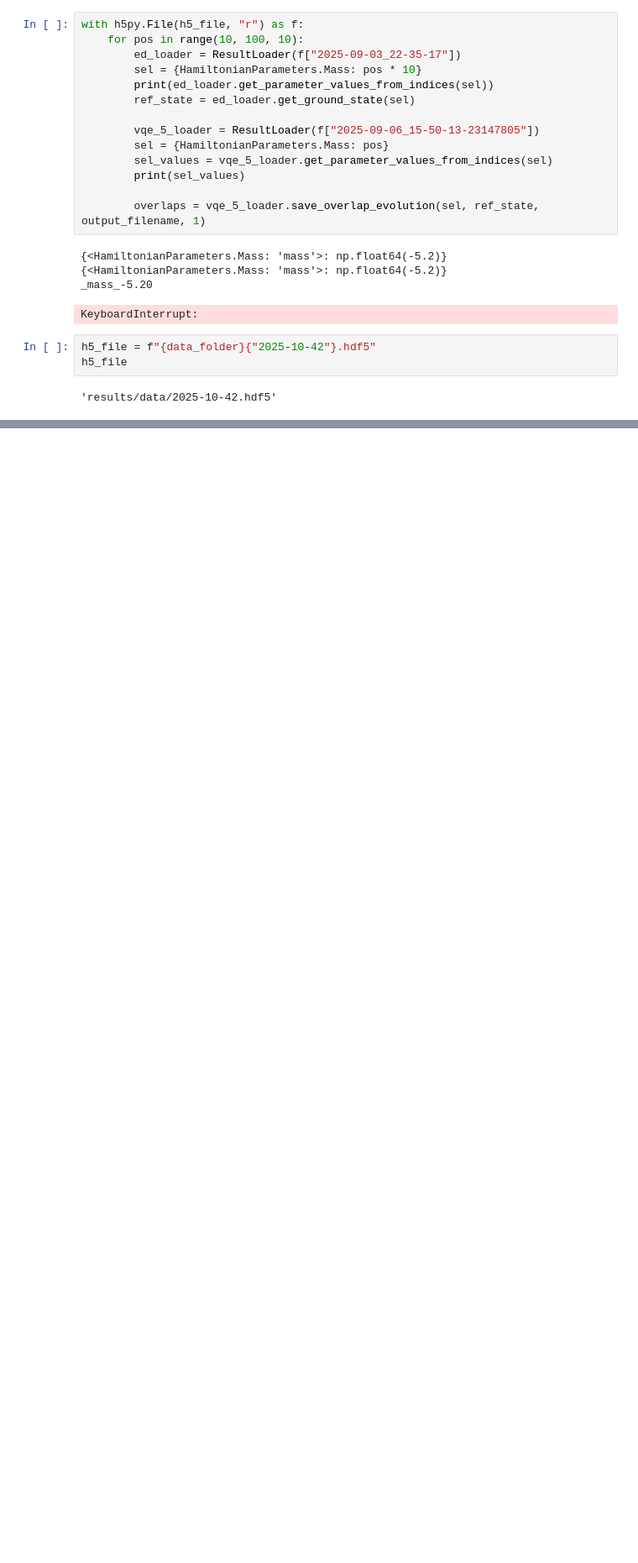
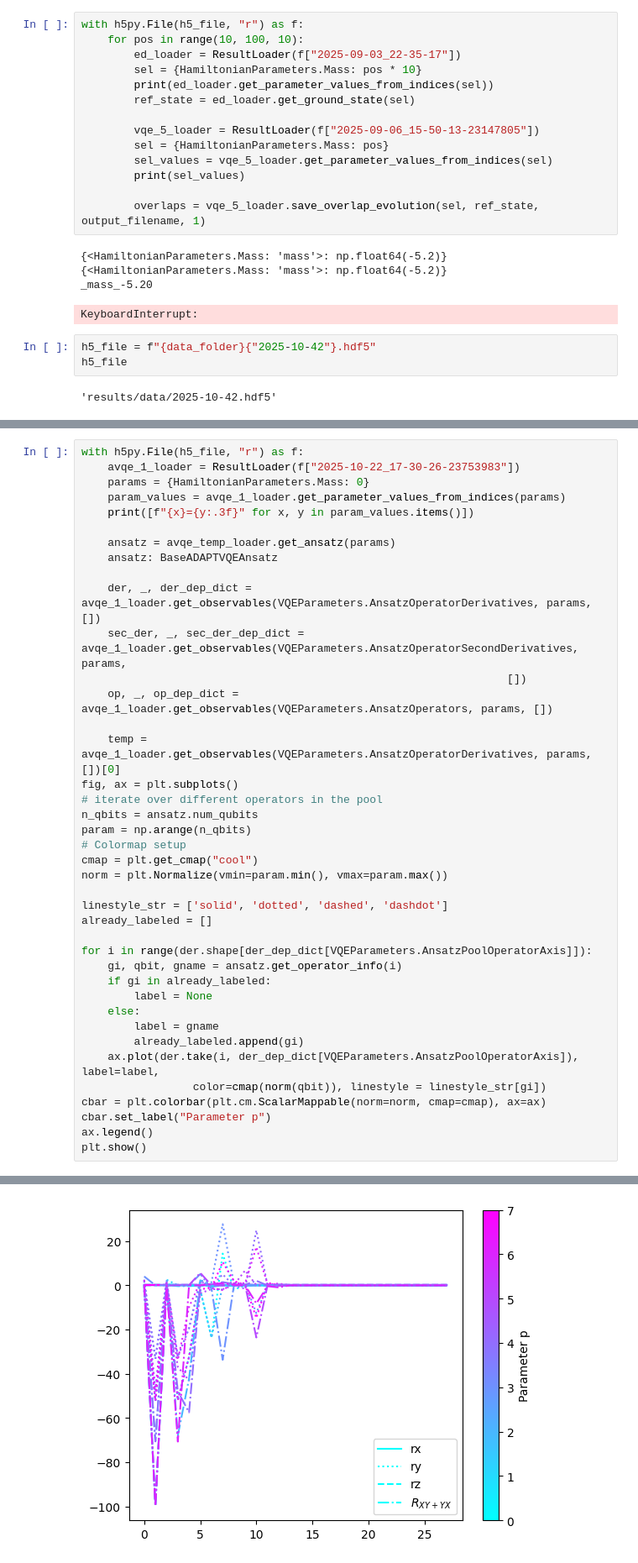
Before and after one commit to NicoDic98/QC-MasterThesis, a Jupyter notebook: plots.ipynb, the cells around one changed output, grey strips where cells are left out. Shown: that part at 84% size. Saved outputs shown, nothing was run; the diff lists cells and outputs as text; blank space fills up the shorter version.

```diff
--- a/plots.ipynb
+++ b/plots.ipynb
@@ -252,0 +244,41 @@ circuit.draw("mpl")
+# %%
+with h5py.File(h5_file, "r") as f:
+    avqe_1_loader = ResultLoader(f["2025-10-22_17-30-26-23753983"])
+    params = {HamiltonianParameters.Mass: 0}
+    param_values = avqe_1_loader.get_parameter_values_from_indices(params)
+    print([f"{x}={y:.3f}" for x, y in param_values.items()])
+
+    ansatz = avqe_temp_loader.get_ansatz(params)
+    ansatz: BaseADAPTVQEAnsatz
+
+    der, _, der_dep_dict = avqe_1_loader.get_observables(VQEParameters.AnsatzOperatorDerivatives, params, [])
+    sec_der, _, sec_der_dep_dict = avqe_1_loader.get_observables(VQEParameters.AnsatzOperatorSecondDerivatives, params,
+                                                                 [])
+    op, _, op_dep_dict = avqe_1_loader.get_observables(VQEParameters.AnsatzOperators, params, [])
+
+    temp = avqe_1_loader.get_observables(VQEParameters.AnsatzOperatorDerivatives, params, [])[0]
+fig, ax = plt.subplots()
+# iterate over different operators in the pool
+n_qbits = ansatz.num_qubits
+param = np.arange(n_qbits)
+# Colormap setup
+cmap = plt.get_cmap("cool")
+norm = plt.Normalize(vmin=param.min(), vmax=param.max())
+
+linestyle_str = ['solid', 'dotted', 'dashed', 'dashdot']
+already_labeled = []
+
+for i in range(der.shape[der_dep_dict[VQEParameters.AnsatzPoolOperatorAxis]]):
+    gi, qbit, gname = ansatz.get_operator_info(i)
+    if gi in already_labeled:
+        label = None
+    else:
+        label = gname
+        already_labeled.append(gi)
+    ax.plot(der.take(i, der_dep_dict[VQEParameters.AnsatzPoolOperatorAxis]), label=label,
+                 color=cmap(norm(qbit)), linestyle = linestyle_str[gi])
+cbar = plt.colorbar(plt.cm.ScalarMappable(norm=norm, cmap=cmap), ax=ax)
+cbar.set_label("Parameter p")
+ax.legend()
+plt.show()
+# %% [output]
@@ -252,0 +286 @@ circuit.draw("mpl")
+[figure, added]
```
Also changed, not shown: parts of 5 cells of this notebook.
